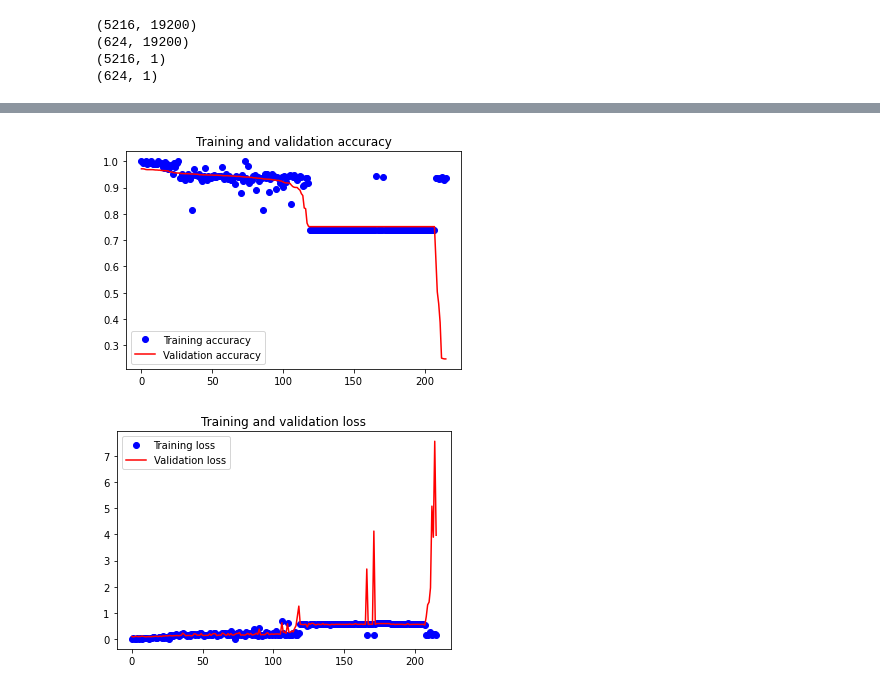
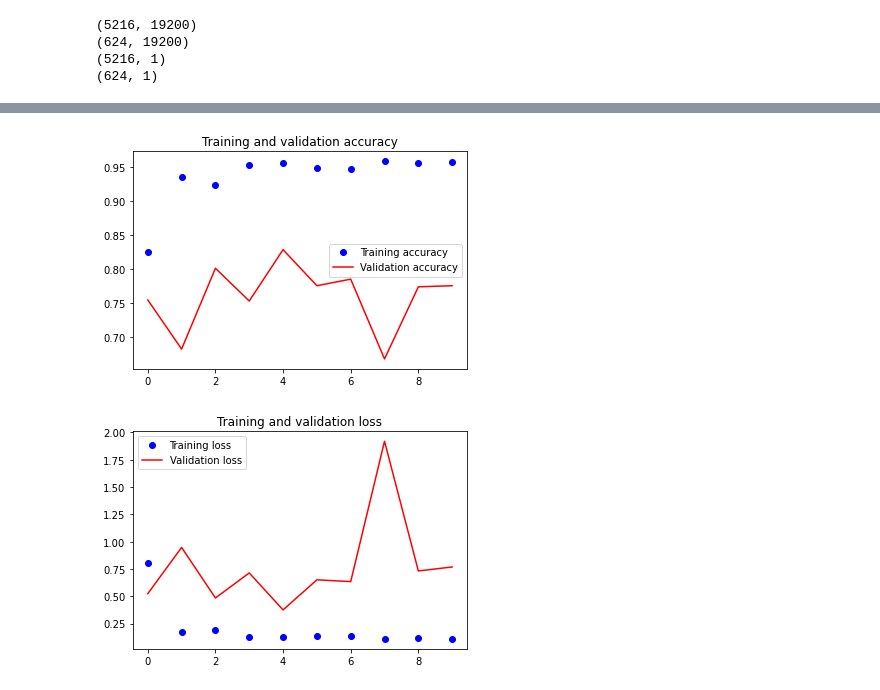
Before and after one commit to abdullahaldaffaie303/project_4, a Jupyter notebook: neural_network_project-Copy3.ipynb, the cells around one changed output, grey strips where cells are left out. Saved outputs shown, nothing was run; the diff lists cells and outputs as text; code cells hidden in the pictures.

```diff
--- a/neural_network_project-Copy1.ipynb
+++ b/neural_network_project-Copy3.ipynb
@@ -194,0 +132,10 @@ history
+# %%
+model = Sequential()
+
+
+model.add(layers.Dense(100, activation= 'relu',input_dim= 19200,))
+model.add(layers.Dense(1, activation='sigmoid'))
+# %%
+model.compile(loss='binary_crossentropy',
+                  optimizer= 'adam',
+                  metrics=['accuracy'])
@@ -194,0 +157,6 @@ history
+# %%
+history= model.fit(train_img, train_y,
+                             batch_size= 50,
+                              epochs=10,
+                              validation_data=(test_img, test_y),
+                               verbose= 1)
@@ -195,19 +184,19 @@ history
 # %%
-accuracy = history['accuracy']
-val_accuracy = history['val_accuracy']
-loss = history['loss']
-val_loss = history['val_loss']
+accuracy = history.history['accuracy']
+val_accuracy = history.history['val_accuracy']
+loss = history.history['loss']
+val_loss = history.history['val_loss']
 epochs = range(len(accuracy))
 plt.plot(epochs, accuracy, 'bo', label='Training accuracy')
 plt.plot(epochs, val_accuracy, 'r', label='Validation accuracy')
 plt.title('Training and validation accuracy')
 plt.legend()
 plt.figure()
 plt.plot(epochs, loss, 'bo', label='Training loss')
 plt.plot(epochs, val_loss, 'r', label='Validation loss')
 plt.title('Training and validation loss')
 plt.legend()
 plt.show()
 # %% [output]
-[figure, old version]
+[figure, new version]
-[figure, old version]
+[figure, new version]
```
Also changed, not shown: parts of 8 cells of this notebook, 3 other files.
